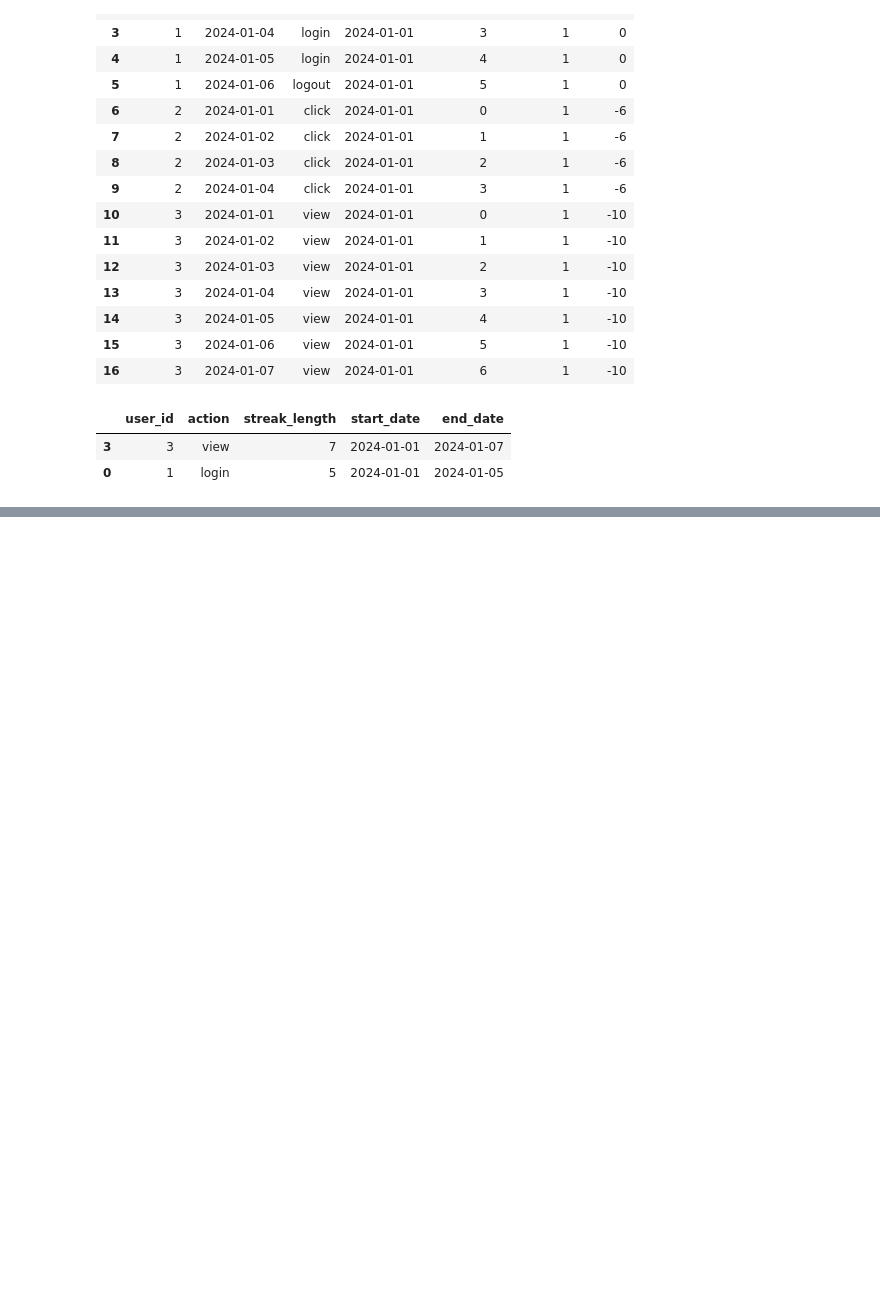
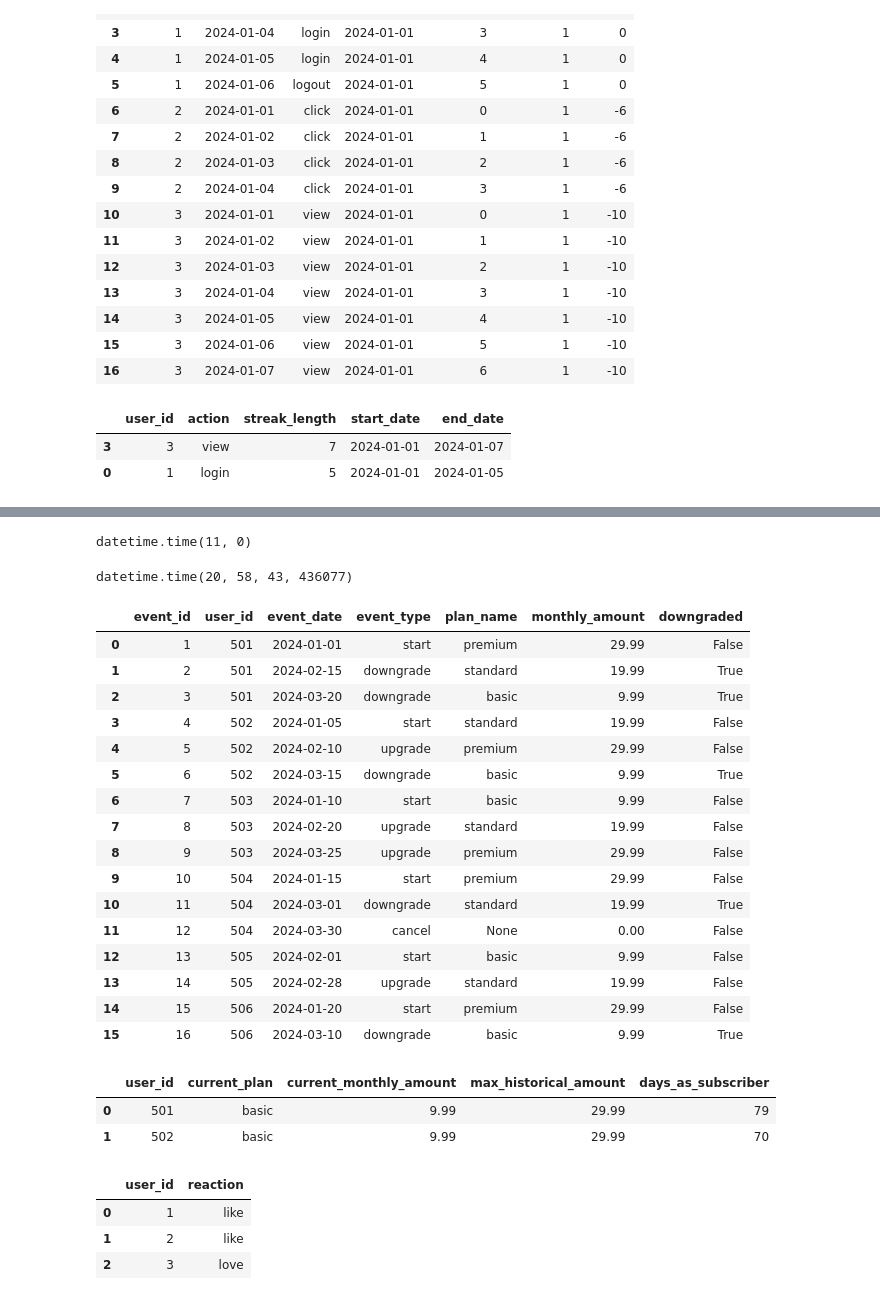
Before and after one commit to lonelysun1990/prototype, a Jupyter notebook: pandas4.ipynb, the cells around one changed output, grey strips where cells are left out. Cells and saved outputs as stored; diff of their text form; code cells hidden in the pictures; blank space fills up the shorter version.

```diff
--- a/pandas4.ipynb
+++ b/pandas4.ipynb
@@ -166,0 +406,8 @@ res[res['streak_length'] >=5].sort_values(['streak_length', 'user_id'], ascendin
+# %%
+pd.Timestamp('11:00:00').time()
+# %% [output]
+datetime.time(11, 0)
+# %%
+pd.Timestamp.today().time()
+# %% [output]
+datetime.time(20, 58, 43, 436077)
@@ -166,0 +424,28 @@ res[res['streak_length'] >=5].sort_values(['streak_length', 'user_id'], ascendin
+# %%
+subscription_events['event_date'] = pd.to_datetime(subscription_events['event_date'])
+# %%
+def check_downgrade(s):
+    if s=='downgrade':
+        return True
+    return False
+subscription_events['downgraded'] = subscription_events['event_type'].map(check_downgrade)
+# %%
+subscription_events
+# %% [output]
+|  | event_id | user_id | event_date | event_type | plan_name | monthly_amount | downgraded |
+| 0 | 1 | 501 | 2024-01-01 | start | premium | 29.99 | False |
+| 1 | 2 | 501 | 2024-02-15 | downgrade | standard | 19.99 | True |
+| 2 | 3 | 501 | 2024-03-20 | downgrade | basic | 9.99 | True |
+| 3 | 4 | 502 | 2024-01-05 | start | standard | 19.99 | False |
+| 4 | 5 | 502 | 2024-02-10 | upgrade | premium | 29.99 | False |
+| 5 | 6 | 502 | 2024-03-15 | downgrade | basic | 9.99 | True |
+| 6 | 7 | 503 | 2024-01-10 | start | basic | 9.99 | False |
+| 7 | 8 | 503 | 2024-02-20 | upgrade | standard | 19.99 | False |
+| 8 | 9 | 503 | 2024-03-25 | upgrade | premium | 29.99 | False |
+| 9 | 10 | 504 | 2024-01-15 | start | premium | 29.99 | False |
+| 10 | 11 | 504 | 2024-03-01 | downgrade | standard | 19.99 | True |
+| 11 | 12 | 504 | 2024-03-30 | cancel | None | 0.00 | False |
+| 12 | 13 | 505 | 2024-02-01 | start | basic | 9.99 | False |
+| 13 | 14 | 505 | 2024-02-28 | upgrade | standard | 19.99 | False |
+| 14 | 15 | 506 | 2024-01-20 | start | premium | 29.99 | False |
+| 15 | 16 | 506 | 2024-03-10 | downgrade | basic | 9.99 | True |
@@ -166,0 +464,10 @@ res[res['streak_length'] >=5].sort_values(['streak_length', 'user_id'], ascendin
+# %%
+res[(res['last_event'] != 'cancel') &
+    (res['downgrade_count'] > 0) &
+    (res['current_monthly_amount'] *2 < res['max_historical_amount']) &
+    (res['days_as_subscriber'] > 60)][['user_id', 'current_plan', 'current_monthly_amount', 'max_historical_amount', 'days_as_subscriber']]\
+    .sort_values(['days_as_subscriber', 'user_id'], ascending=[0,1])
+# %% [output]
+|  | user_id | current_plan | current_monthly_amount | max_historical_amount | days_as_subscriber |
+| 0 | 501 | basic | 9.99 | 29.99 | 79 |
+| 1 | 502 | basic | 9.99 | 29.99 | 70 |
@@ -166,0 +481,17 @@ res[res['streak_length'] >=5].sort_values(['streak_length', 'user_id'], ascendin
+# %%
+def dominate_reaction(s):
+    from collections import Counter
+    counts = Counter(s)
+    dominate_reaction = None
+    max_value = 0
+    for key, value in counts.items():
+        if value > max_value:
+            dominate_reaction = key
+            max_value = value
+    return dominate_reaction
+reactions.groupby('user_id')['reaction'].apply(dominate_reaction).reset_index()
+# %% [output]
+|  | user_id | reaction |
+| 0 | 1 | like |
+| 1 | 2 | like |
+| 2 | 3 | love |
```
Also changed, not shown: parts of 49 cells of this notebook, 2 other files.
